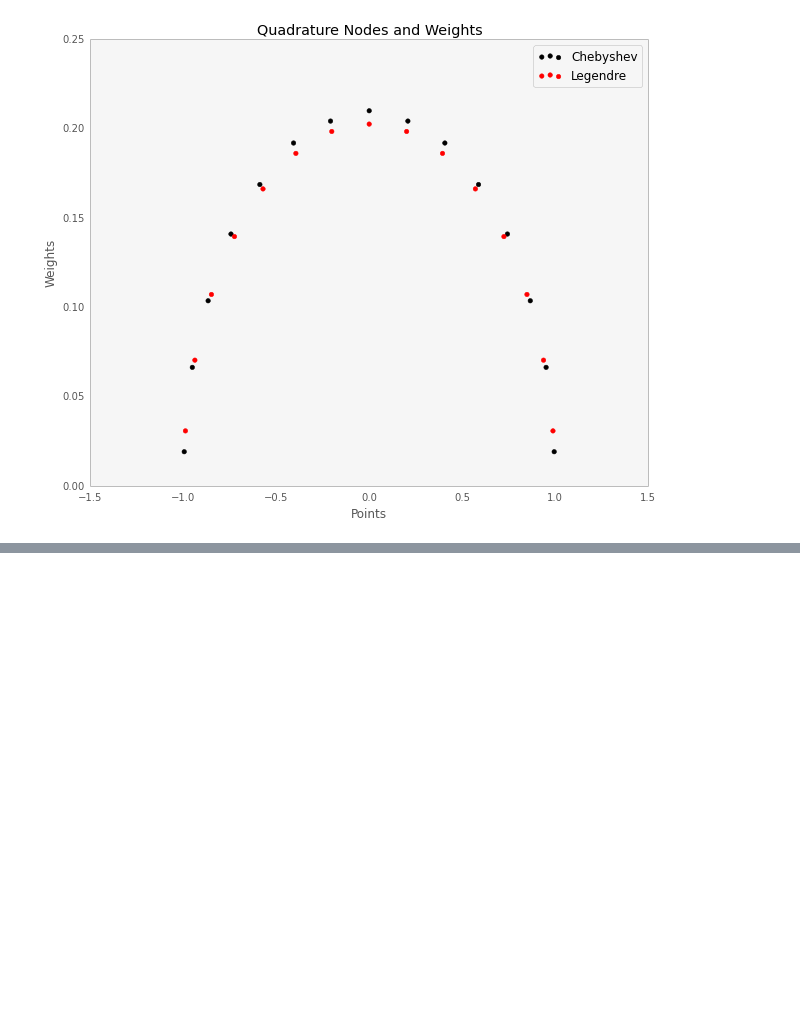
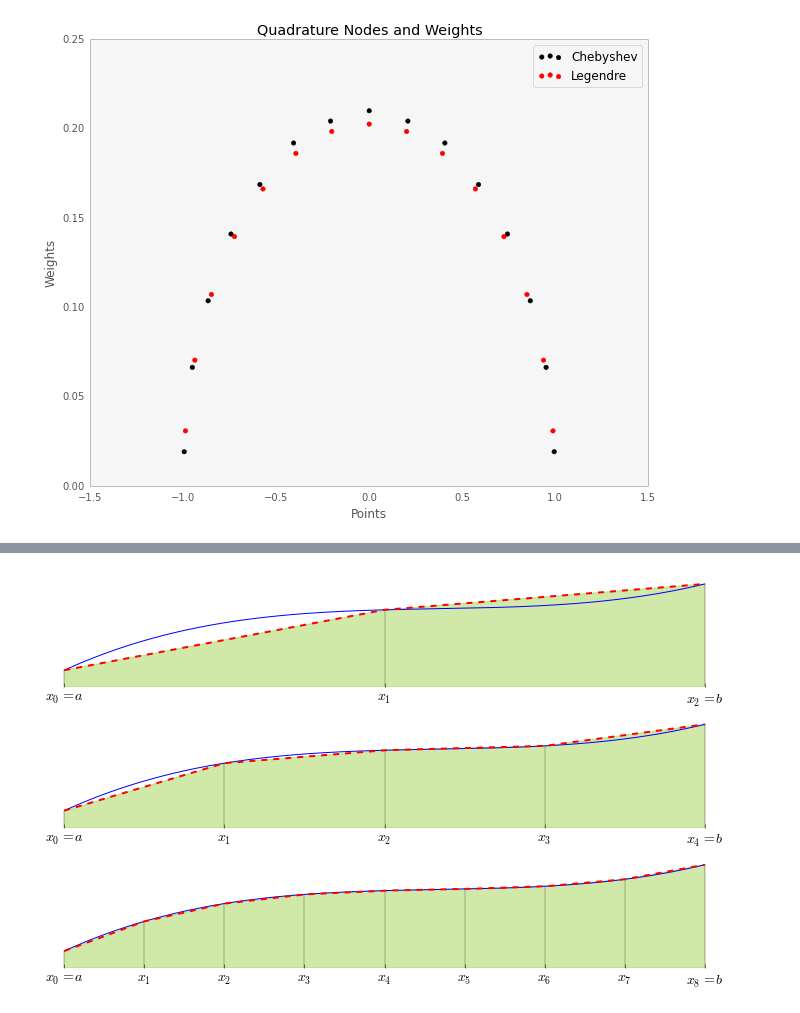
Before and after one commit to QuantEcon/QuantEcon.py, a Jupyter notebook: examples/quadrature.ipynb, the cells around one changed output, grey strips where cells are left out. Drawn from its saved outputs; the diff is of its cells as text; code cells hidden in the pictures; blank space fills up the shorter version.

```diff
--- a/examples/quadrature.ipynb
+++ b/examples/quadrature.ipynb
@@ -229,0 +359,78 @@ ax1.legend();
+# %%
+# Define function
+c = np.array([2.00, -1.00, 0.50, 0.0])
+f = np.poly1d(c)
+
+# Basic Figure Setup
+xmin = -1.0
+xmax =  1.0
+xwid = xmax-xmin
+n = 401
+x = np.linspace(xmin, xmax, n)
+y = f(x)
+ymin = min(y)
+ymax = max(y)
+ywid = ymax - ymin
+ymin = ymin - 0.2*ywid
+ymax = ymax + 0.1*ywid
+fig, axs = plt.subplots(3, 1, figsize=(10, 6))
+fig.tight_layout()
+
+
+def trap_intervals(nint):
+    "Split the region defined above into nint intervals"
+    nnode = nint + 1
+    xnode = np.linspace(xmin, xmax, nnode)
+    ynode = f(xnode)
+
+    # Calculate bins
+    z = np.zeros(n)
+    for i in range(1, nnode):
+        k = np.where((x >= xnode[i-1]) & (x <= xnode[i]))[0]
+        z[k] = ynode[i-1] + ((x[k]-xnode[i-1])*(ynode[i]-ynode[i-1])
+                             /(xnode[i]-xnode[i-1]))
+
+    return z, xnode, ynode
+
+
+def plot_regions(z, xnode, ynode, ax):
+    """
+    Take "interval" data z and plot it with the actual function
+    on the axes ax.
+    """
+    nint = xnode.size - 1
+
+    # plot
+    ax.plot(x, y)
+    ax.plot(x, z, "r--", lw=2)
+    ax.fill_between(x, z, ymin+0.02, color="#8AC627",
+                    alpha=0.4)
+
+    # annotate
+    # Set ticks
+    ax.set_xticks(xnode)
+    x_tick_labs = [r"$x_0=a$"]
+    x_tick_labs += [r"$x_%i$" % i for i in range(1, nint)]
+    x_tick_labs += [r"$x_%i=b$" % nint]
+    ax.set_xticklabels(x_tick_labs, fontsize=14)
+    ax.xaxis.set_ticks_position('bottom')
+    ax.set_yticks(())
+
+    # remove borders
+    for d in ["left", "right", "top", "bottom"]:
+        ax.spines[d].set_visible(False)
+
+    # set plot limits
+    ax.set_ylim(ymin, ymax)
+    ax.set_xlim(xmin-0.05, xmax+0.05)
+
+    # add lines to show bins
+    ax.vlines(xnode, ymin, ynode, color="k", linestyles="-", lw=.25)
+
+    return
+
+plot_regions(*trap_intervals(2), ax=axs[0])
+plot_regions(*trap_intervals(4), ax=axs[1])
+plot_regions(*trap_intervals(8), ax=axs[2])
+# %% [output]
+[figure, added]
```
Also changed, not shown: parts of 16 cells of this notebook, 1 other file.
